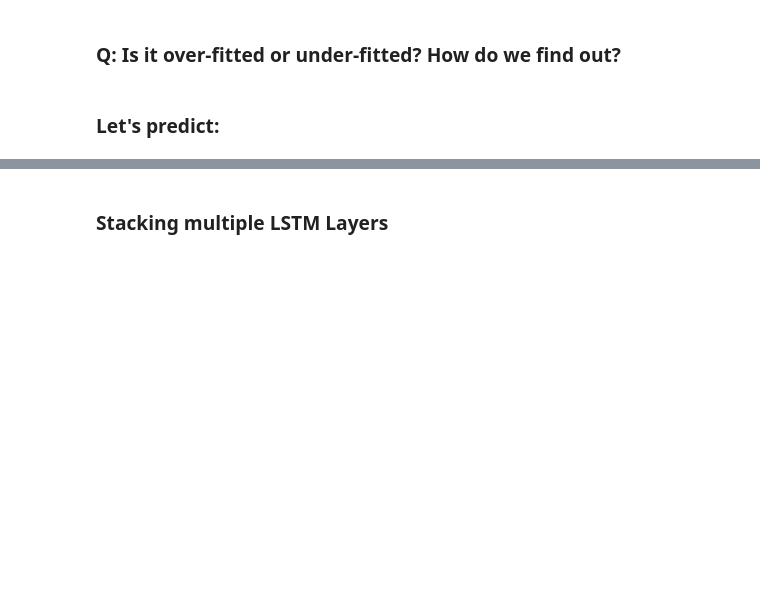
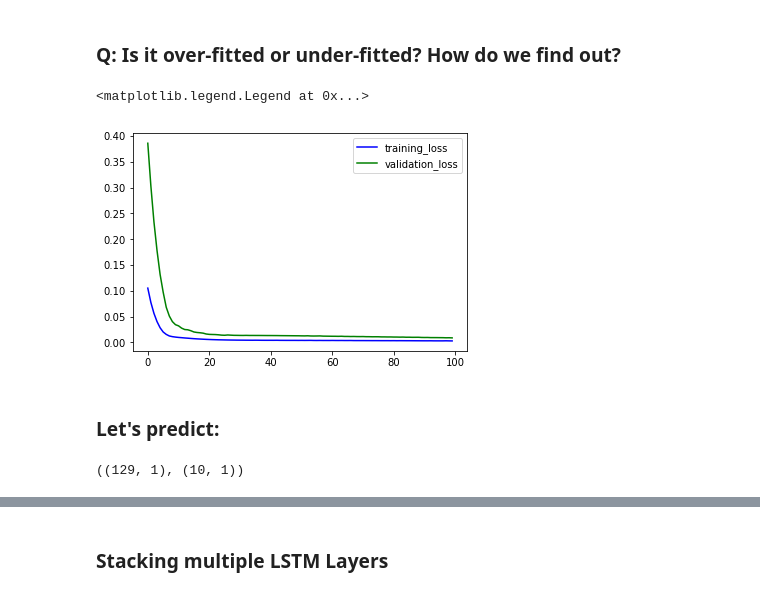
Before and after one commit to shahabeddin/GEC_Lab_Level2, a Jupyter notebook: GEC_Level2_Lab5.ipynb, the cells around one changed output, grey strips where cells are left out. Drawn from its saved outputs; the diff is of its cells as text; code cells hidden in the pictures; blank space fills up the shorter version.

```diff
--- a/GEC_Level2_Lab5.ipynb
+++ b/GEC_Level2_Lab5.ipynb
@@ -250,4 +319,5 @@ model.add(LSTM(5, input_shape=(None,look_back)))
 model.add(Dense(1))
 model.compile(loss='mean_squared_error', optimizer='adam')
 # %%
-model.fit(X_train_r, y_train, nb_epoch=50, batch_size=5, verbose=1)
+fitting=model.fit(X_train_r, y_train, nb_epoch=100, batch_size=5, verbose=1,
+                  validation_split=0.2)
@@ -254,5 +342,12 @@ model.fit(X_train_r, y_train, nb_epoch=50, batch_size=5, verbose=1)
 # %% [markdown]
 ### Q: Is it over-fitted or under-fitted? How do we find out?
+# %%
+plt.plot(fitting.history['loss'],'b')
+plt.plot(fitting.history['val_loss'],'g')
+plt.legend(('training_loss', 'validation_loss'))
+# %% [output]
+<matplotlib.legend.Legend at 0x...>
+[figure, added]
 # %% [markdown]
 ### Let's predict:
 # %%
@@ -263,6 +358,8 @@ trainPredict_lstm = scaler.inverse_transform(y_fit_lstm)
 testPredict_lstm = scaler.inverse_transform(y_pred_lstm)
 # %%
 trainPredict_lstm.shape, testPredict_lstm.shape
+# %% [output]
+((129, 1), (10, 1))
 # %%
 plt.plot(dataset,':')
 plt.plot(T_train,trainPredict_lstm)
```
Also changed, not shown: parts of 58 cells of this notebook.
